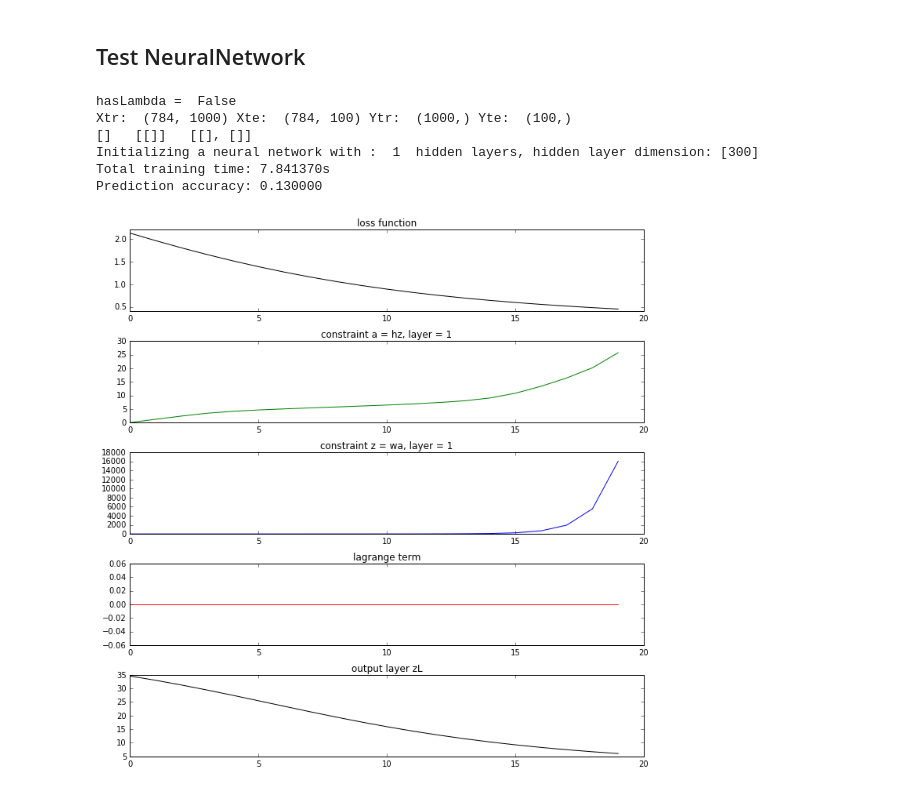
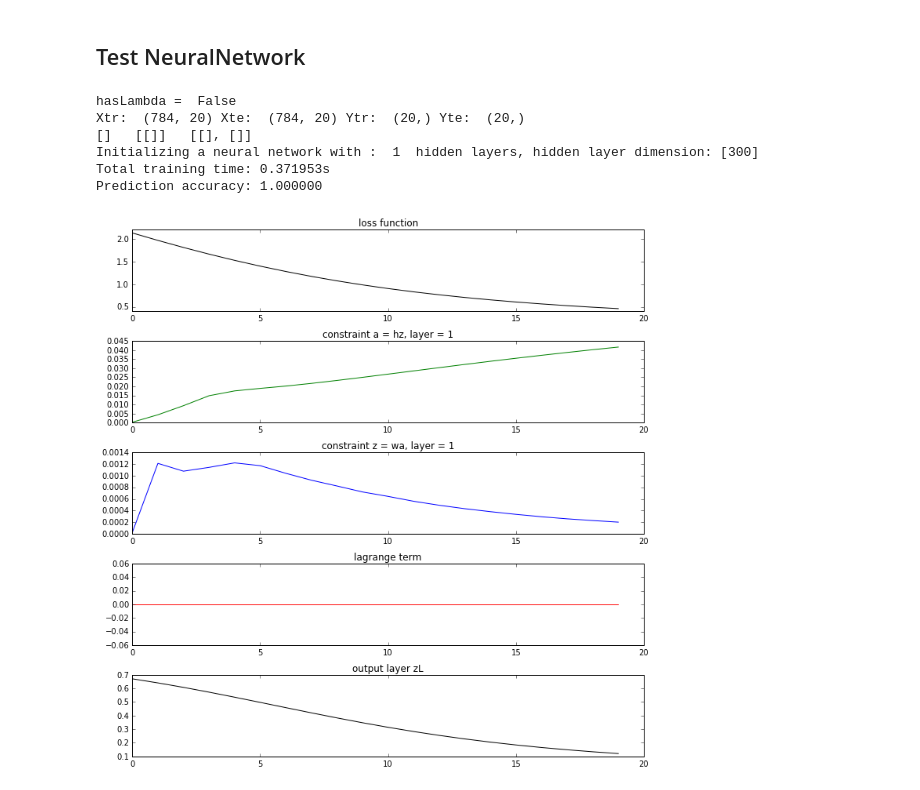
Before and after one commit to GrumpyZhou/IDP, a Jupyter notebook: zqj/admm.ipynb, the cells around one changed output. Drawn from its saved outputs; the diff is of its cells as text; code cells hidden in the pictures.

```diff
--- a/zqj/admm.ipynb
+++ b/zqj/admm.ipynb
@@ -73,13 +73,13 @@ def getMiniPatch(X_train, Y_train, X_test, Y_test, trNum, teNum, transposed):
 
 def preprocess(X):
 
-    # return X
-    X = X.astype(np.float64)
-    # Mean subtraction
-    X -= np.mean(X)
+#     # return X
+#     X = X.astype(np.float64)
+#     # Mean subtraction
+#     X -= np.mean(X)
 
-    # Normalization
-    X /= np.std(X, axis = 0)
+#     # Normalization
+#     X /= np.std(X, axis = 0)
 
     return X
 
@@ -88,13 +88,13 @@ from NeuralNetwork.neural_network import *
 import time
 
 
-case = [(1000,100)]#,(5000,50)]#,(500,10),(5000,10),(5000,500),(20000,500),(20000, 2000)]
+case = [(20,20)]#,(5000,50)]#,(500,10),(5000,10),(5000,500),(20000,500),(20000, 2000)]
 lam = [False]
 i = 0
 for la in lam:
     print 'hasLambda = ',la
     for (trNum,teNum) in case:
-        X_tr, X_te, Y_tr, Y_te = getMiniPatch(preprocess(X_train), Y_train,preprocess(X_train), Y_test, trNum, teNum, 1)
+        X_tr, X_te, Y_tr, Y_te = getMiniPatch(preprocess(X_train), Y_train, X_train, Y_train, trNum, teNum, 1)
         print 'Xtr: ', X_tr.shape, 'Xte: ', X_te.shape, 'Ytr: ', Y_tr.shape, 'Yte: ', Y_te.shape
 
         # Initialize network
@@ -110,6 +110,7 @@ for la in lam:
         hasLambda = la
         tic = time.time()
         calLoss = True
+
         """
         Input:
         weightConsWeight, activConsWeight
@@ -123,7 +124,7 @@ for la in lam:
         """
         #network.train(weightConsWeight, activConsWeight, iterNum, hasLambda,lossType = 'hinge')
         network.train(weightConsWeight, activConsWeight, iterNum, hasLambda, calLoss, lossType = 'smx',
-                      minMethod = 'gd', tau=0.001, ite= 15)
+                      minMethod = 'prox', tau=0.001, ite= 15)
         toc = time.time()
         print 'Total training time: %fs' % (toc - tic)
 
@@ -135,34 +136,34 @@ for la in lam:
         if calLoss:
             fig = plt.figure()
             gs = gridspec.GridSpec(5,L)
             dataLoss = fig.add_subplot(gs[0,:])
             dataLoss.set_title('loss function')
             dataLoss.plot(network.dataLoss, 'k-')
 
             for l in range(0,L):
                 aloss = fig.add_subplot(gs[1,l])
                 aloss.set_title('constraint a = hz, layer = %d' % (l+1))
                 aloss.plot(network.aConstrLoss[l], 'g-')
 
                 zloss = fig.add_subplot(gs[2,l])
                 zloss.set_title('constraint z = wa, layer = %d' % (l+1))
                 zloss.plot(network.zConstrLoss[l], 'b-')
 
             lag = fig.add_subplot(gs[3,:])
             lag.set_title('lagrange term')
             lag.plot(network.lagraLoss, 'r-')
 
             zLLoss = fig.add_subplot(gs[4,:])
             zLLoss.set_title('output layer zL')
             zLLoss.plot(network.zConstrLoss[L], 'k-')
 
             plt.tight_layout()
             plt.show()
 # %% [output]
 hasLambda =  False
-Xtr:  (784, 1000) Xte:  (784, 100) Ytr:  (1000,) Yte:  (100,)
+Xtr:  (784, 20) Xte:  (784, 20) Ytr:  (20,) Yte:  (20,)
 []   [[]]   [[], []]
 Initializing a neural network with :  1  hidden layers, hidden layer dimension: [300]
-Total training time: 7.841370s
-Prediction accuracy: 0.130000
+Total training time: 0.371953s
+Prediction accuracy: 1.000000
-[figure, old version]
+[figure, new version]
```
Also changed, not shown: 1 other file.
